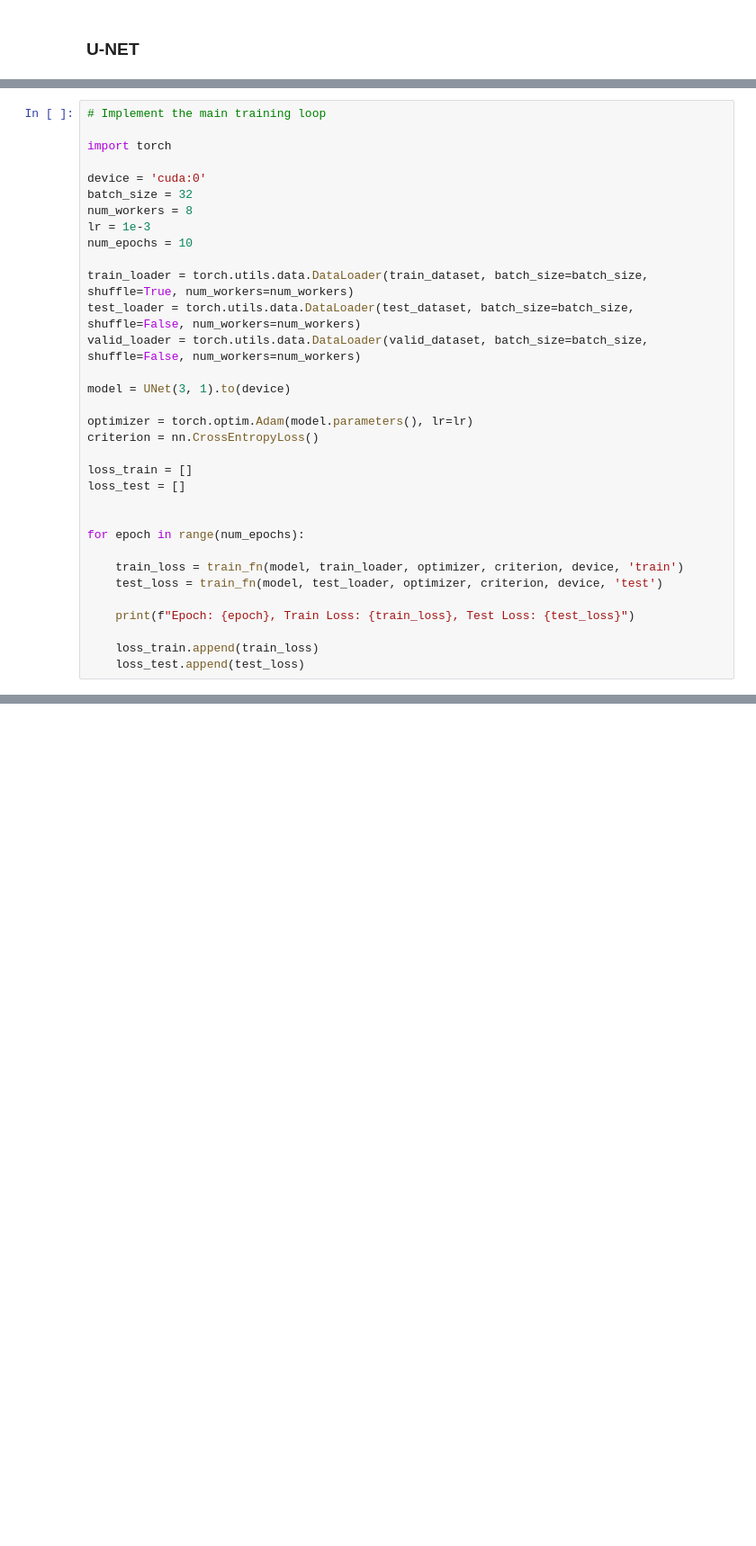
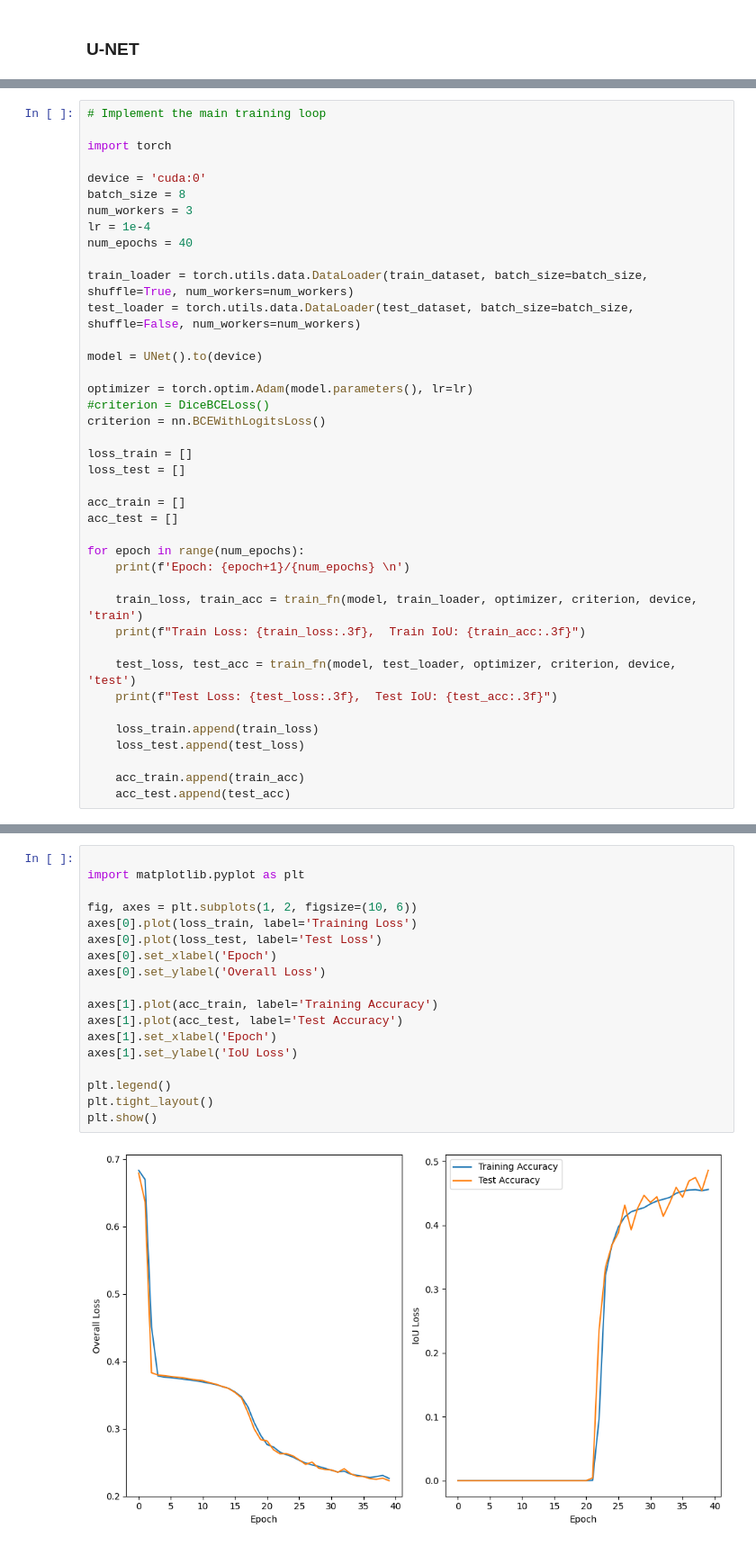
Before and after one commit to fabiotdt/rec_sys, a Jupyter notebook: lab_07_SEG.ipynb, the cells around one changed output, grey strips where cells are left out. Shown at 90% size. Cells and saved outputs as stored; diff of their text form; blank space fills up the shorter version.

```diff
--- a/lab_07_SEG.ipynb
+++ b/lab_07_SEG.ipynb
@@ -312,30 +412,37 @@ def train_fn(model, train_loader, optimizer, criterion, device, phase):
 import torch
 
 device = 'cuda:0'
-batch_size = 32
-num_workers = 8
-lr = 1e-3
-num_epochs = 10
+batch_size = 8
+num_workers = 3
+lr = 1e-4
+num_epochs = 40
 
 train_loader = torch.utils.data.DataLoader(train_dataset, batch_size=batch_size, shuffle=True, num_workers=num_workers)
 test_loader = torch.utils.data.DataLoader(test_dataset, batch_size=batch_size, shuffle=False, num_workers=num_workers)
-valid_loader = torch.utils.data.DataLoader(valid_dataset, batch_size=batch_size, shuffle=False, num_workers=num_workers)
 
-model = UNet(3, 1).to(device)
+model = UNet().to(device)
 
 optimizer = torch.optim.Adam(model.parameters(), lr=lr)
-criterion = nn.CrossEntropyLoss()
+#criterion = DiceBCELoss()
+criterion = nn.BCEWithLogitsLoss()
 
 loss_train = []
 loss_test = []
 
+acc_train = []
+acc_test = []
 
 for epoch in range(num_epochs):
+    print(f'Epoch: {epoch+1}/{num_epochs} \n')
 
-    train_loss = train_fn(model, train_loader, optimizer, criterion, device, 'train')
-    test_loss = train_fn(model, test_loader, optimizer, criterion, device, 'test')
+    train_loss, train_acc = train_fn(model, train_loader, optimizer, criterion, device, 'train')
+    print(f"Train Loss: {train_loss:.3f},  Train IoU: {train_acc:.3f}")
 
-    print(f"Epoch: {epoch}, Train Loss: {train_loss}, Test Loss: {test_loss}")
+    test_loss, test_acc = train_fn(model, test_loader, optimizer, criterion, device, 'test')
+    print(f"Test Loss: {test_loss:.3f},  Test IoU: {test_acc:.3f}")
 
     loss_train.append(train_loss)
     loss_test.append(test_loss)
+
+    acc_train.append(train_acc)
+    acc_test.append(test_acc)
@@ -341,0 +467,20 @@ for epoch in range(num_epochs):
+# %%
+
+import matplotlib.pyplot as plt
+
+fig, axes = plt.subplots(1, 2, figsize=(10, 6))
+axes[0].plot(loss_train, label='Training Loss')
+axes[0].plot(loss_test, label='Test Loss')
+axes[0].set_xlabel('Epoch')
+axes[0].set_ylabel('Overall Loss')
+
+axes[1].plot(acc_train, label='Training Accuracy')
+axes[1].plot(acc_test, label='Test Accuracy')
+axes[1].set_xlabel('Epoch')
+axes[1].set_ylabel('IoU Loss')
+
+plt.legend()
+plt.tight_layout()
+plt.show()
+# %% [output]
+[figure, added]
```
Also changed, not shown: parts of 19 cells of this notebook, 1 other file.
